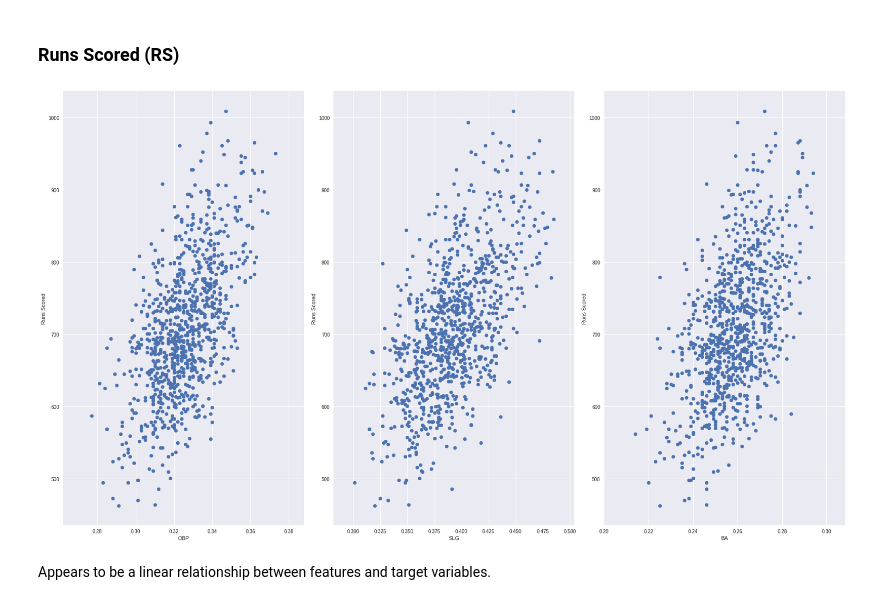
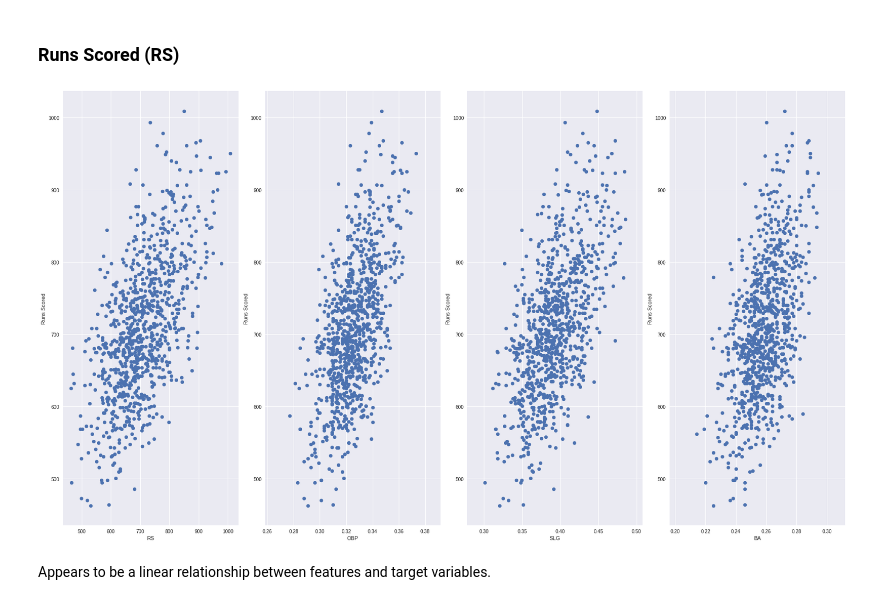
Before and after one commit to GlennSG/Moneyball, a Jupyter notebook: MB SLA Rough Draft 2.ipynb, the cells around one changed output. Saved outputs shown, nothing was run; the diff lists cells and outputs as text; code cells hidden in the pictures.

```diff
--- a/MB SLA Rough Draft 2.ipynb
+++ b/MB SLA Rough Draft 2.ipynb
@@ -26,7 +26,7 @@ mb_data.shape
 # %% [markdown]
 ### Runs Scored (RS)
 # %%
-X_RS = mb_data[["OBP","SLG","BA"]]
+X_RS = mb_data[["RS","OBP","SLG","BA"]]
 y_RS = mb_data["RS_Target"]
 # %%
 from numpy.polynomial.polynomial import polyfit
@@ -48,9 +48,9 @@ def plot_scatter(X,y,y_axis_title,n_columns):
     fig.tight_layout()
     plt.show()
 # %%
-plot_scatter(X_RS,y_RS,"Runs Scored",3)
+plot_scatter(X_RS,y_RS,"Runs Scored",4)
 # %% [output]
-[figure, old version]
+[figure, new version]
 # %% [markdown]
 Appears to be a linear relationship between features and target variables.
 # %%
```
Also changed, not shown: parts of 18 cells of this notebook, 3 other files.
